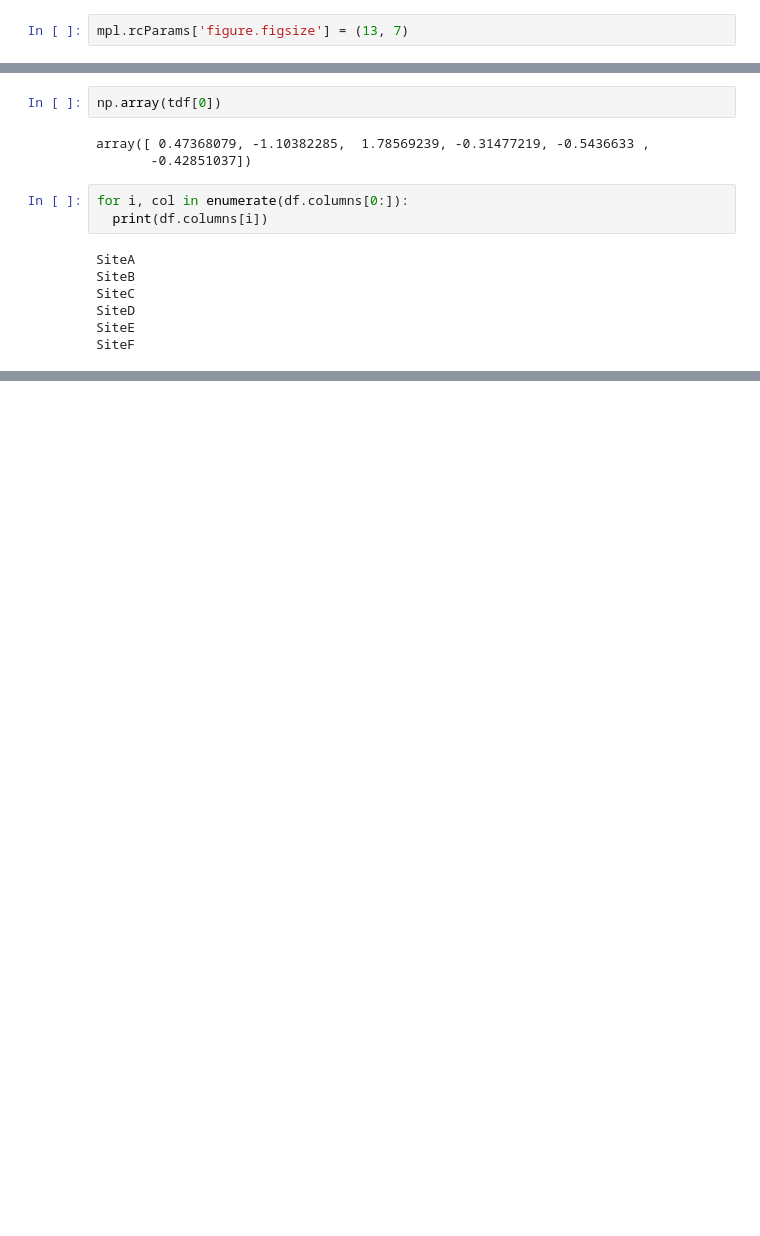
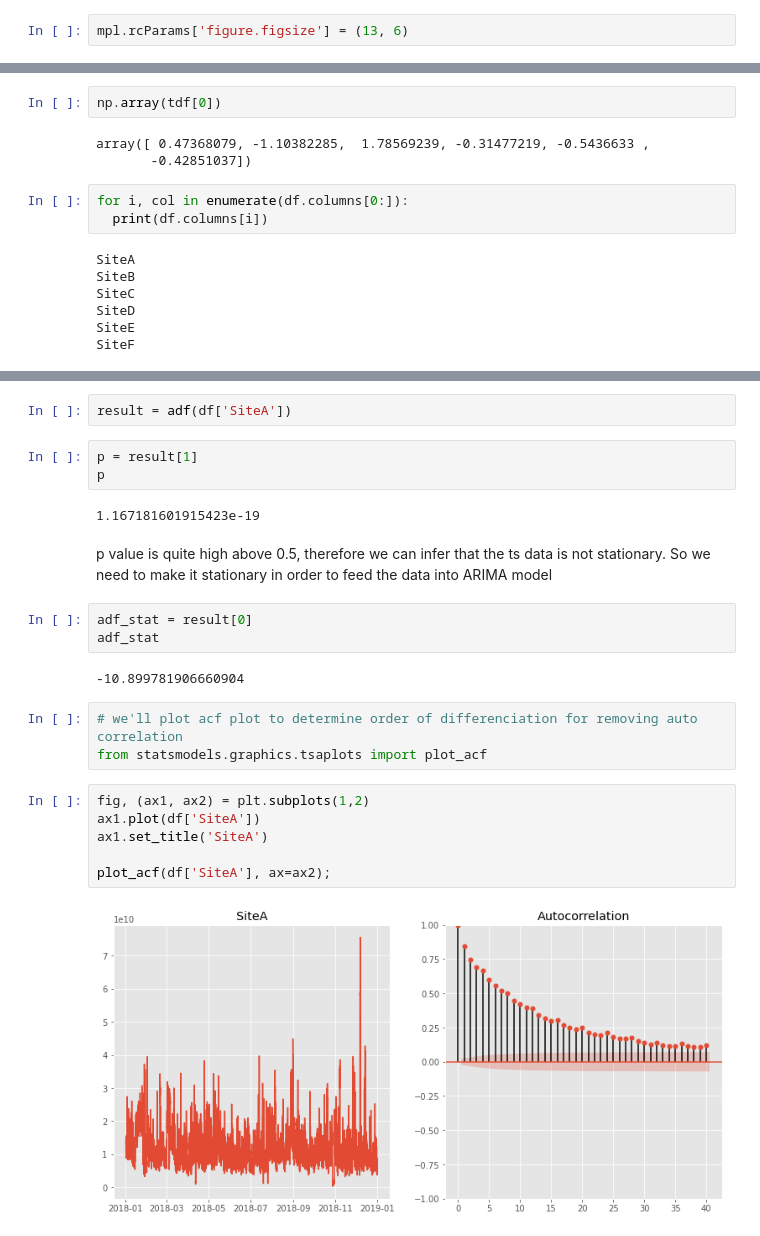
Before and after one commit to abidshafee/autoML-tsModel, a Jupyter notebook: AutoML_ts_Model.ipynb, the cells around one changed output, grey strips where cells are left out. Cells and saved outputs as stored; diff of their text form; blank space fills up the shorter version.

```diff
--- a/AutoML_ts_Model.ipynb
+++ b/AutoML_ts_Model.ipynb
@@ -92,7 +92,7 @@ SiteA
 | 2019-01-01 07:00:00 | 8.675575e+09 |
 8760 rows × 1 columns
 # %%
-mpl.rcParams['figure.figsize'] = (13, 7)
+mpl.rcParams['figure.figsize'] = (13, 6)
 # %%
 SiteA.plot()
 # %% [output]
@@ -279,0 +211,25 @@ plt.tight_layout()
+# %%
+result = adf(df['SiteA'])
+# %%
+p = result[1]
+p
+# %% [output]
+1.167181601915423e-19
+# %% [markdown]
+p value is quite high above 0.5, therefore we can infer that the ts data is not stationary. So we need to make it stationary in order to feed the data into ARIMA model
+# %%
+adf_stat = result[0]
+adf_stat
+# %% [output]
+-10.899781906660904
+# %%
+# we'll plot acf plot to determine order of differenciation for removing auto correlation
+from statsmodels.graphics.tsaplots import plot_acf
+# %%
+fig, (ax1, ax2) = plt.subplots(1,2)
+ax1.plot(df['SiteA'])
+ax1.set_title('SiteA')
+
+plot_acf(df['SiteA'], ax=ax2);
+# %% [output]
+[figure, added]
```
Also changed, not shown: parts of 25 cells of this notebook.
